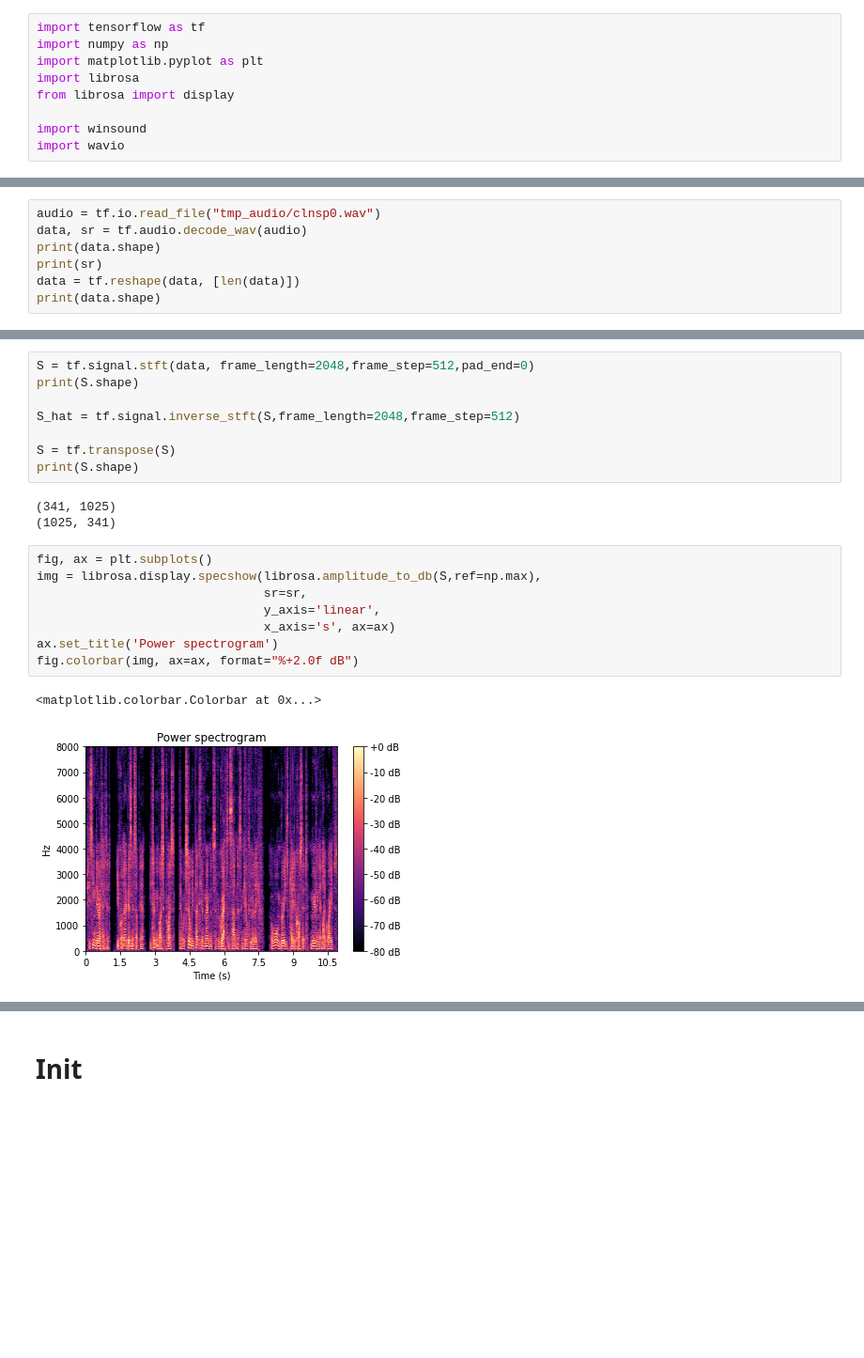
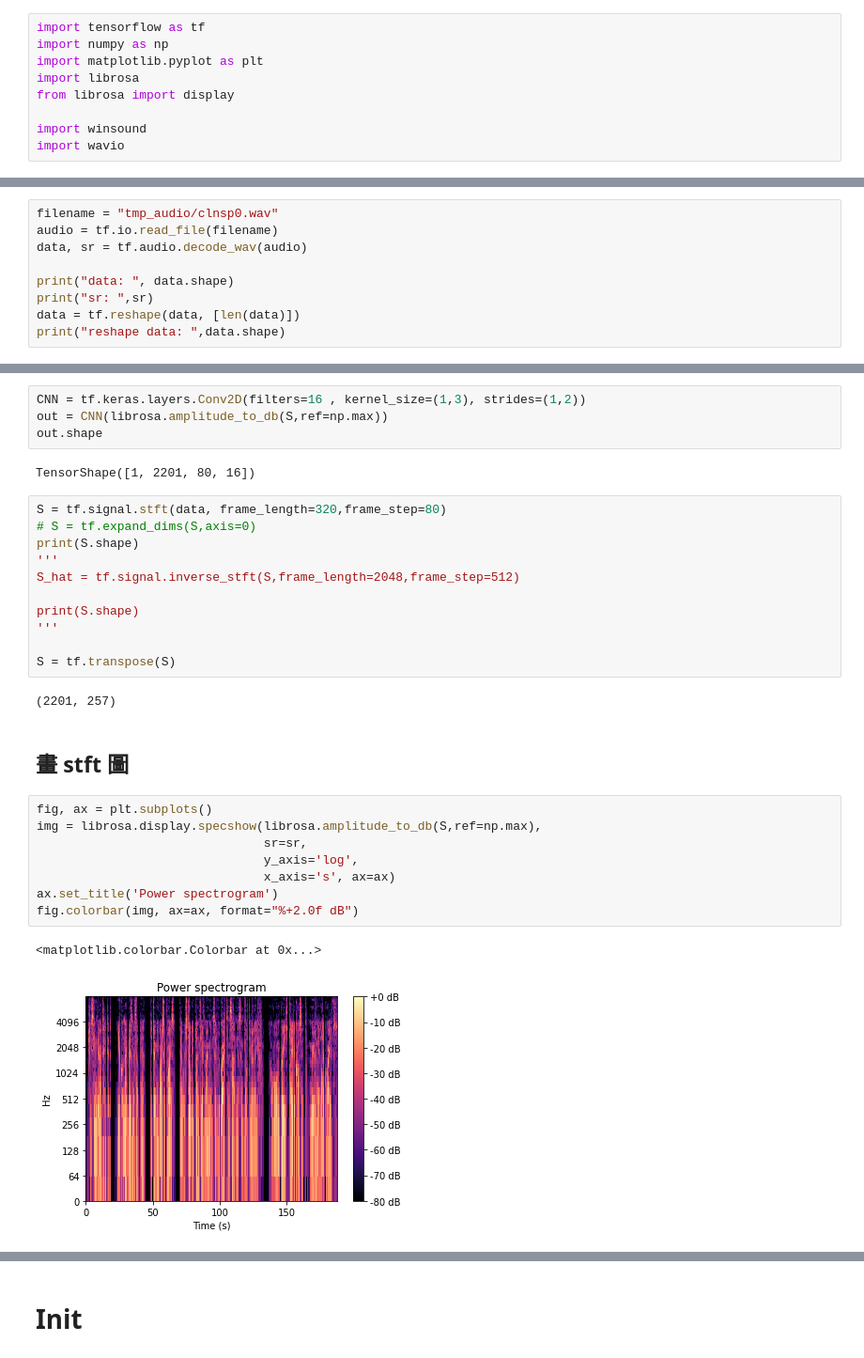
Before and after one commit to hyzycczz/TongueGAN, a Jupyter notebook: 測試/stft_sample.ipynb, the cells around one changed output, grey strips where cells are left out. Shown at 94% size. Saved outputs shown, nothing was run; the diff lists cells and outputs as text; blank space fills up the shorter version.

```diff
--- a/測試/stft_sample.ipynb
+++ b/測試/stft_sample.ipynb
@@ -12,8 +14,10 @@ import wavio
 # %%
-audio = tf.io.read_file("tmp_audio/clnsp0.wav")
+filename = "tmp_audio/clnsp0.wav"
+audio = tf.io.read_file(filename)
 data, sr = tf.audio.decode_wav(audio)
-print(data.shape)
-print(sr)
+
+print("data: ", data.shape)
+print("sr: ",sr)
 data = tf.reshape(data, [len(data)])
-print(data.shape)
+print("reshape data: ",data.shape)
 # %% [output]
@@ -25,22 +46,32 @@ winsound.PlaySound("tmp_audio/clnsp0.wav", winsound.SND_FILENAME)
+# %%
+CNN = tf.keras.layers.Conv2D(filters=16 , kernel_size=(1,3), strides=(1,2))
+out = CNN(librosa.amplitude_to_db(S,ref=np.max))
+out.shape
+# %% [output]
+TensorShape([1, 2201, 80, 16])
 # %%
-S = tf.signal.stft(data, frame_length=2048,frame_step=512,pad_end=0)
+S = tf.signal.stft(data, frame_length=320,frame_step=80)
+# S = tf.expand_dims(S,axis=0)
 print(S.shape)
-
+'''
 S_hat = tf.signal.inverse_stft(S,frame_length=2048,frame_step=512)
 
+print(S.shape)
+'''
+
 S = tf.transpose(S)
-print(S.shape)
 # %% [output]
-(341, 1025)
-(1025, 341)
+(2201, 257)
+# %% [markdown]
+## 畫 stft 圖
 # %%
 fig, ax = plt.subplots()
 img = librosa.display.specshow(librosa.amplitude_to_db(S,ref=np.max),
                                sr=sr,
-                               y_axis='linear',
+                               y_axis='log',
                                x_axis='s', ax=ax)
 ax.set_title('Power spectrogram')
 fig.colorbar(img, ax=ax, format="%+2.0f dB")
 # %% [output]
 <matplotlib.colorbar.Colorbar at 0x...>
-[figure, old version]
+[figure, new version]
```
Also changed, not shown: parts of 13 cells of this notebook, 3 other files.
